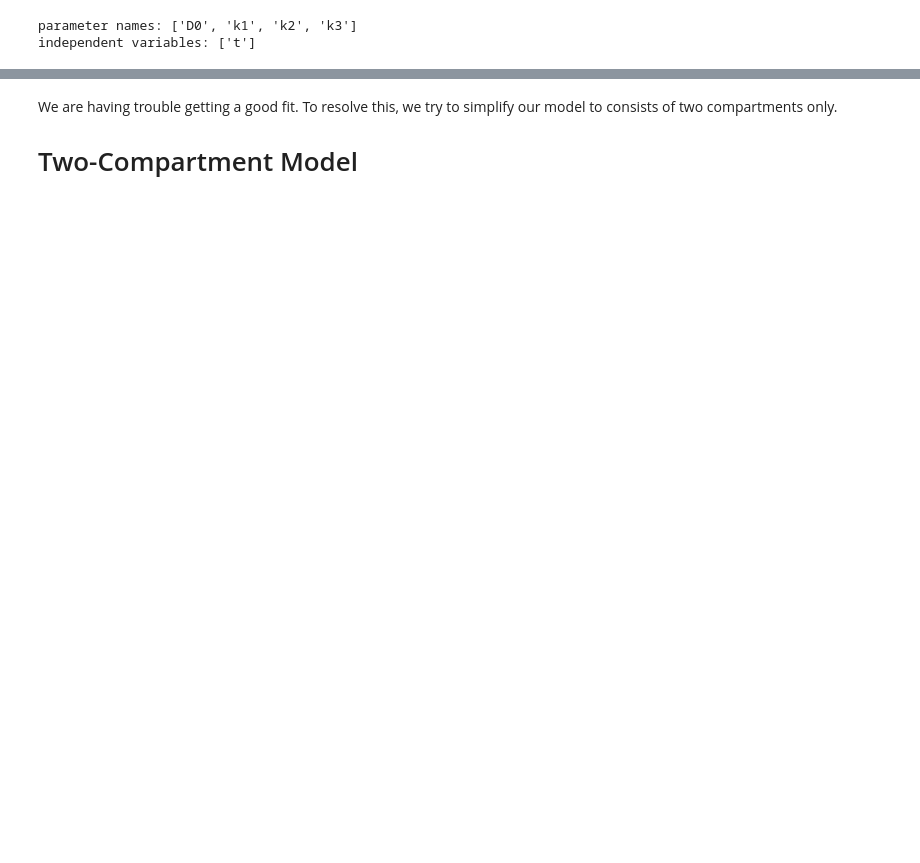
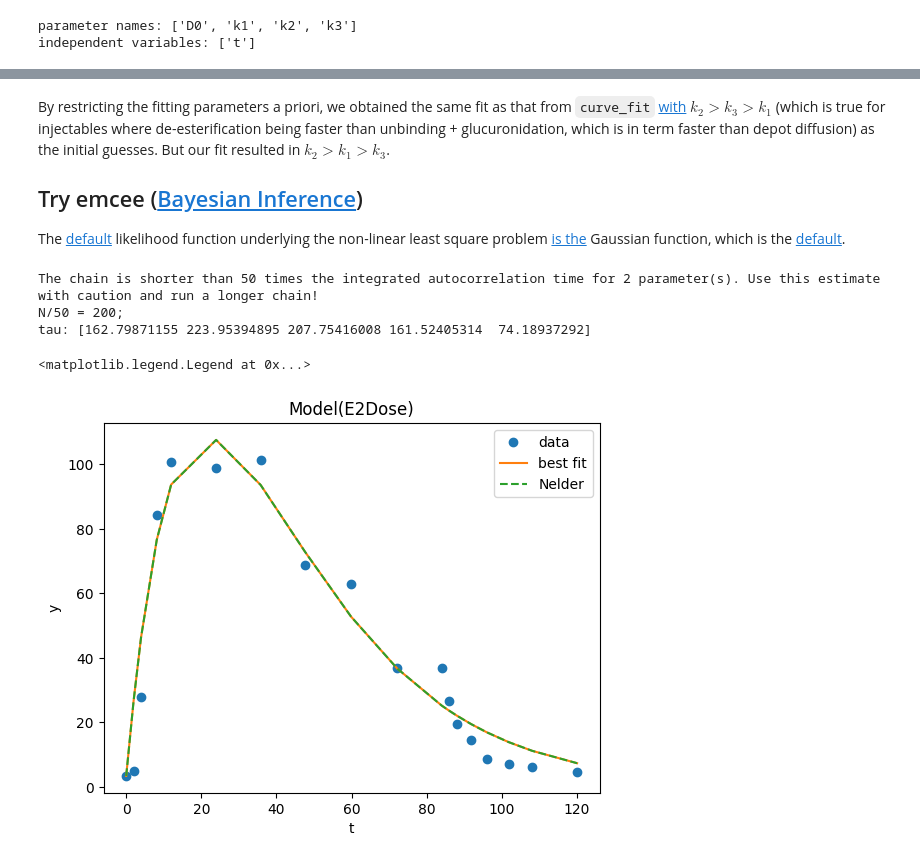
Before and after one commit to transturion/modeling, a Jupyter notebook: Serum_Estradiol_3-Compartment.ipynb, the cells around one changed output, grey strips where cells are left out. Drawn from its saved outputs; the diff is of its cells as text; code cells hidden in the pictures; blank space fills up the shorter version.

```diff
--- a/Serum_Estradiol_3-Compartment.ipynb
+++ b/Serum_Estradiol_3-Compartment.ipynb
@@ -248,4 +265,39 @@ ValueError: The model function generated NaN values and the fit aborted! Please
 # %% [markdown]
-We are having trouble getting a good fit. To resolve this, we try to simplify our model to consists of two compartments only.
+By restricting the fitting parameters a priori, we obtained the same fit as that from `curve_fit` [with](https://discord.com/channels/438306949285806082/438308040446574592/1200609272233459772) $k_2 > k_3 > k_1$ (which is true for injectables where de-esterification being faster than unbinding + glucuronidation, which is in term faster than depot diffusion) as the initial guesses. But our fit resulted in $k_2>k_1>k_3$.
 
-# Two-Compartment Model
+## Try emcee ([Bayesian Inference](https://en.wikipedia.org/wiki/Bayesian_inference))
+
+The [default](https://emcee.readthedocs.io/en/v2.2.1/user/line/) likelihood function underlying the non-linear least square problem [is the](https://discord.com/channels/438306949285806082/438308040446574592/1200634578503749672) Gaussian function, which is the [default](https://discord.com/channels/438306949285806082/438308040446574592/1200664615500132562).
+# %%
+# https://lmfit.github.io/lmfit-py/examples/example_emcee_Model_interface.html
+# burn means it's discarding the first 500 iterations/samples, and ...
+# ... thin means its keeping every 20th sample, i.e. (10,000 - 500)/20 = 475, ...
+# ... from result_emcee.lnprob.shape: (475, 100)
+# see https://lmfit.github.io/lmfit-py/fitting.html#lmfit.minimizer.Minimizer.emcee
+
+emcee_kws = dict(steps=10000, burn=500, thin=20, is_weighted=False)
+emcee_params = Mylan100Fit.params.copy()
+
+# __lnsigma is the log of the standard deviation, here ~50 to 100, https://discord.com/channels/438306949285806082/438308040446574592/1200639243274440735
+# __lnsigma characterizes the width/average error between the curves and the datapoints
+# here, they also used the log trick to enforce the constraint that the standard deviation sigma should always be greater than 0
+# it's the sigma in the gaussian model sum over datapoints (xi, ti)  exp(-1/2(xi - e2(ti, D0, k1, k2, k3))^2/sigma^2)/sqrt(2pi sigma^2)
+# and they parametrize sigma = exp(__lnsigma)
+# so a large sigma is more permissive in terms of the square error (xi - e2)^2, it penalizes large difference between the datapoint and the curve less.
+
+emcee_params.add('__lnsigma', value=np.log(0.1), min=np.log(0.001), max=np.log(50))
+# %%
+result_emcee = Mylan100Model.fit(data=MylanTDP100[:,1], t=MylanTDP100[:,0],
+                                 params=emcee_params, method='emcee',
+                                 nan_policy='omit', fit_kws=emcee_kws)
+# %% [output]
+The chain is shorter than 50 times the integrated autocorrelation time for 2 parameter(s). Use this estimate with caution and run a longer chain!
+N/50 = 200;
+tau: [162.79871155 223.95394895 207.75416008 161.52405314  74.18937292]
+# %%
+result_emcee.plot_fit()
+plt.plot(MylanTDP100[:,0], Mylan100Model.eval(params=result_emcee.params, t=MylanTDP100[:,0]), '--', label='Nelder')
+plt.legend()
+# %% [output]
+<matplotlib.legend.Legend at 0x...>
+[figure, added]
```
Also changed, not shown: parts of 23 cells of this notebook.
